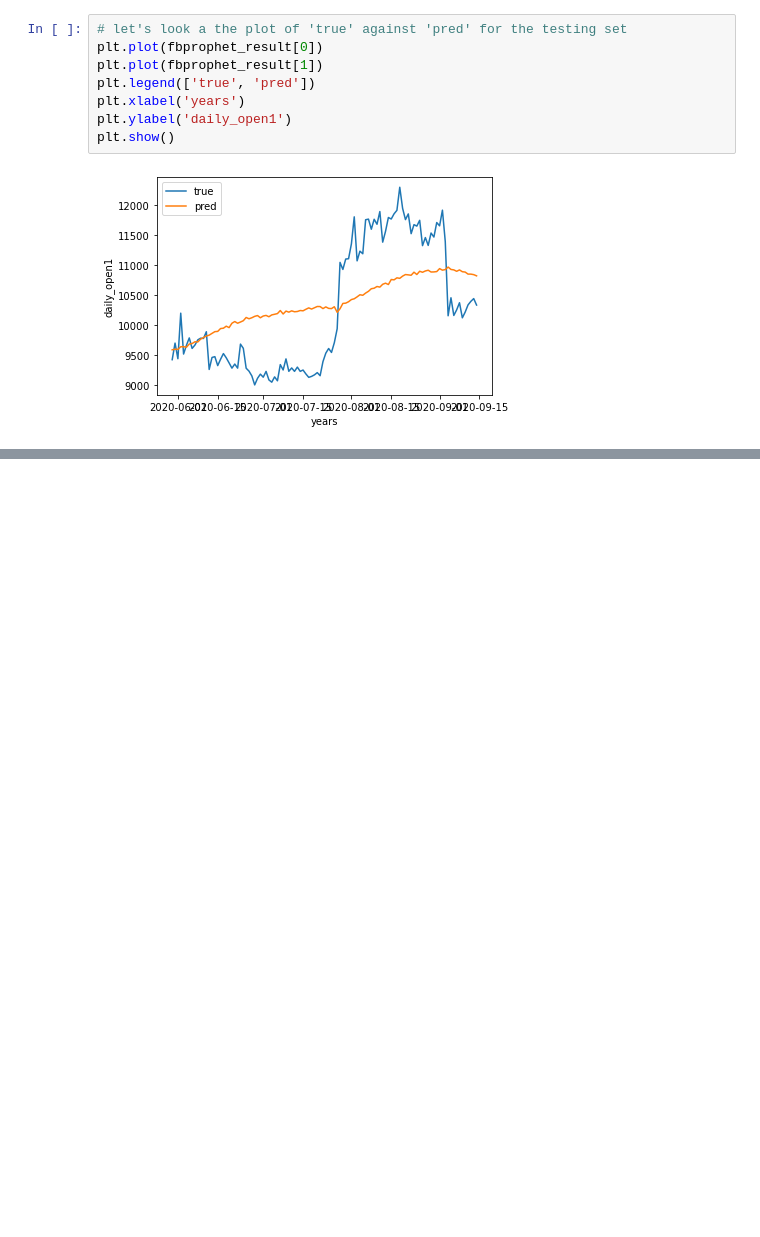
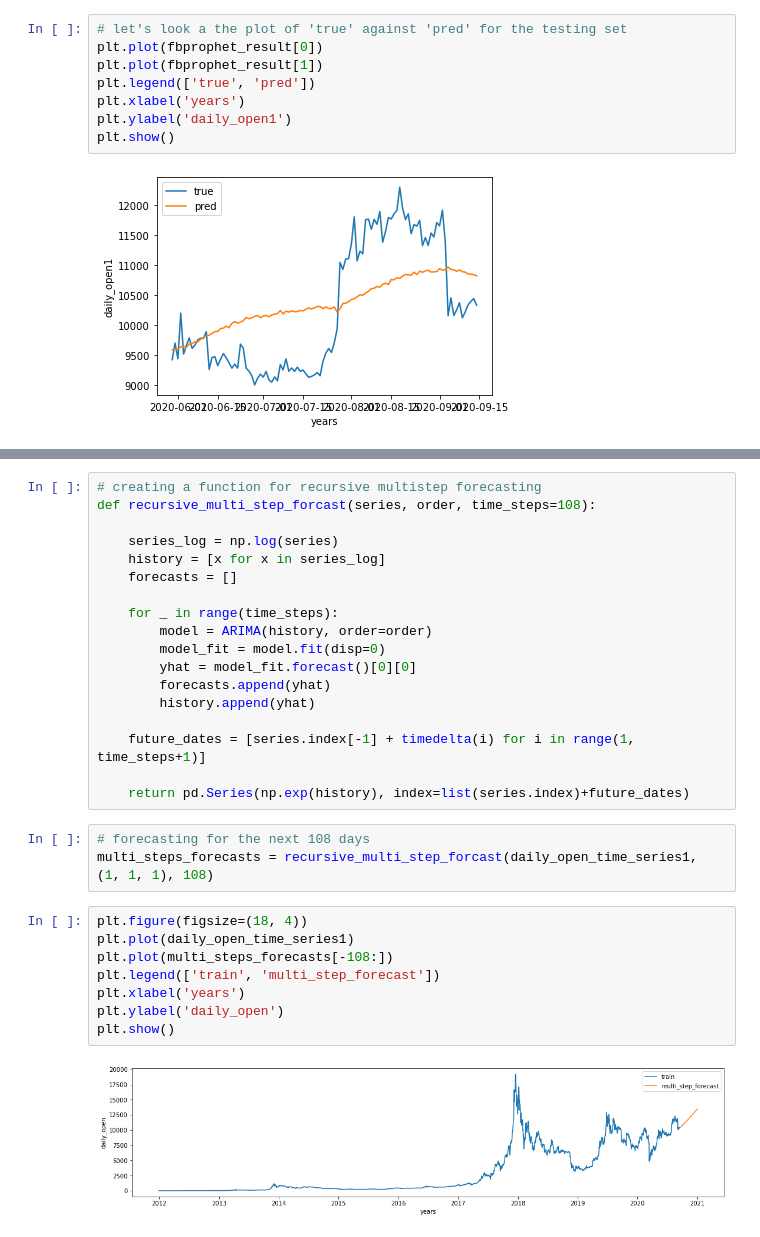
Before and after one commit to HamoyeHQ/05-bitcoin-trading, a Jupyter notebook: Open column time series.ipynb, the cells around one changed output, grey strips where cells are left out. Drawn from its saved outputs; the diff is of its cells as text; blank space fills up the shorter version.

```diff
--- a/Open column time series.ipynb
+++ b/Open column time series.ipynb
@@ -756,0 +904,31 @@ rmse of daily_open_series1 is 810.057
+# %%
+# creating a function for recursive multistep forecasting
+def recursive_multi_step_forcast(series, order, time_steps=108):
+
+    series_log = np.log(series)
+    history = [x for x in series_log]
+    forecasts = []
+
+    for _ in range(time_steps):
+        model = ARIMA(history, order=order)
+        model_fit = model.fit(disp=0)
+        yhat = model_fit.forecast()[0][0]
+        forecasts.append(yhat)
+        history.append(yhat)
+
+    future_dates = [series.index[-1] + timedelta(i) for i in range(1, time_steps+1)]
+
+    return pd.Series(np.exp(history), index=list(series.index)+future_dates)
+# %%
+# forecasting for the next 108 days
+multi_steps_forecasts = recursive_multi_step_forcast(daily_open_time_series1, (1, 1, 1), 108)
+# %%
+plt.figure(figsize=(18, 4))
+plt.plot(daily_open_time_series1)
+plt.plot(multi_steps_forecasts[-108:])
+plt.legend(['train', 'multi_step_forecast'])
+plt.xlabel('years')
+plt.ylabel('daily_open')
+plt.show()
+# %% [output]
+[figure, added]
```
Also changed, not shown: parts of 33 cells of this notebook.
